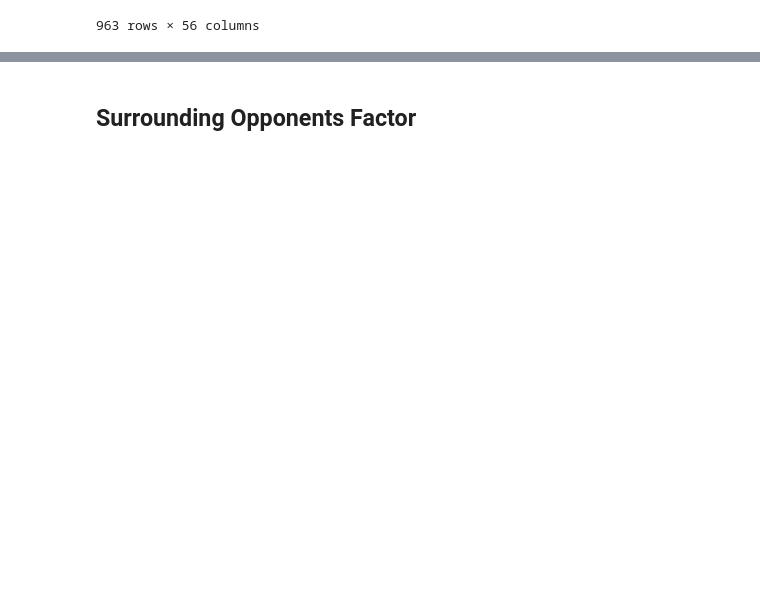
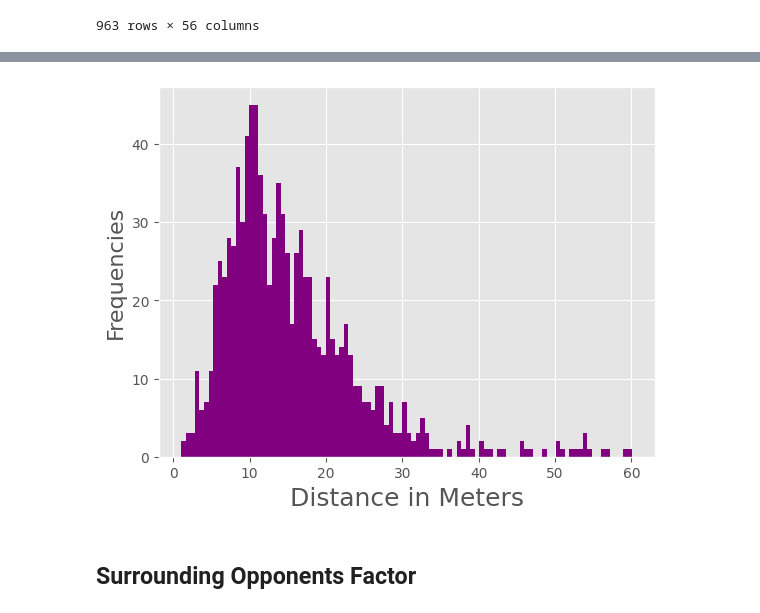
Before and after one commit to heysteph/Project1, a Jupyter notebook: example_notebook.ipynb, the cells around one changed output, grey strips where cells are left out. Cells and saved outputs as stored; diff of their text form; code cells hidden in the pictures; blank space fills up the shorter version.

```diff
--- a/example_notebook.ipynb
+++ b/example_notebook.ipynb
@@ -162,15 +162,3 @@ passes
 | 1917 | Home | PASS | NaN | 2 | 137334 | 5493.36 | 137359 | 5494.36 | Player5 | ... |
 | 1929 | Away | PASS | NaN | 2 | 140010 | 5600.40 | 140058 | 5602.32 | Player25 | ... |
 964 rows × 14 columns
-# %%
-fig, ax= mviz.plot_pitch()
-
-
-# Two ways to plot the first 4 passes:
-for index, row in passes.iterrows():
-    if index > 5: continue
-    ax.annotate("", xy=row[['End X', 'End Y']], xytext=row[['Start X', 'Start Y']], alpha=0.5, arrowprops=dict(
-                    alpha=0.5, width=0.5, headlength=4.0, headwidth=4.0, color="blue"), annotation_clip=False)
-
-# That's essentially all that's in the plot_events function
-mviz.plot_events( passes.iloc[0:5], indicators = ['Marker','Arrow'], annotate=True )
@@ -181,8 +164,0 @@ mviz.plot_events( passes.iloc[0:5], indicators = ['Marker','Arrow'], annotate=Tr
-# %%
-# We can also plot a single pass and all the positions of each team
-pass_of_interest_loc = 1914
-pass_frame_number = passes.loc[pass_of_interest_loc]["Start Frame"]
-
-fig, ax = mviz.plot_frame( tracking_home.loc[pass_frame_number], tracking_away.loc[pass_frame_number] )
-ax.annotate("", xy=passes.loc[pass_of_interest_loc][['End X', 'End Y']], xytext=passes.loc[pass_of_interest_loc][['Start X', 'Start Y']], alpha=0.5, arrowprops=dict(
-                    alpha=0.5, width=0.5, headlength=4.0, headwidth=4.0, color="blue"), annotation_clip=False)
@@ -216,0 +192,4 @@ trackingpasses
+# %%
+# The lenght of each pass via distance forula
+passes["passlength"]= np.sqrt(np.square(passes["Start X"]-passes["End X"])+np.square(passes["Start Y"]-passes["End Y"]))
+passes[["passlength"]].describe()
@@ -217,3 +206,13 @@ trackingpasses
+# %%
+# Plot the distance of the passes
+plt.style.use('ggplot')
+plt.hist(passes["passlength"], color="purple", bins=100)
+fig.suptitle('Histogram of Distance in Passes', fontsize=20)
+plt.xlabel('Distance in Meters', fontsize=18)
+plt.ylabel('Frequencies', fontsize=16)
+fig.savefig('dist.jpg')
+# %% [output]
+[figure, added]
 # %% [markdown]
 ## Surrounding Opponents Factor
 # %%
```
Also changed, not shown: parts of 23 cells of this notebook, 2 other files.
